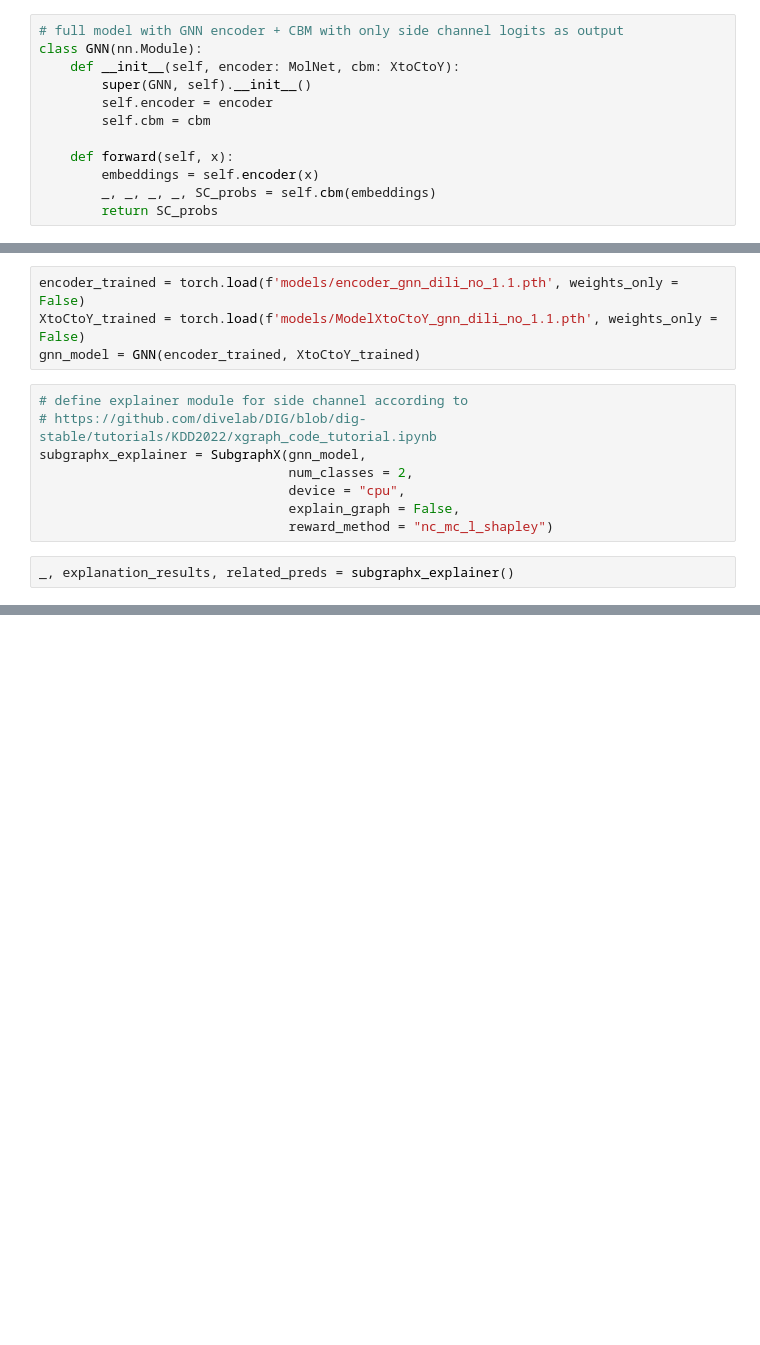
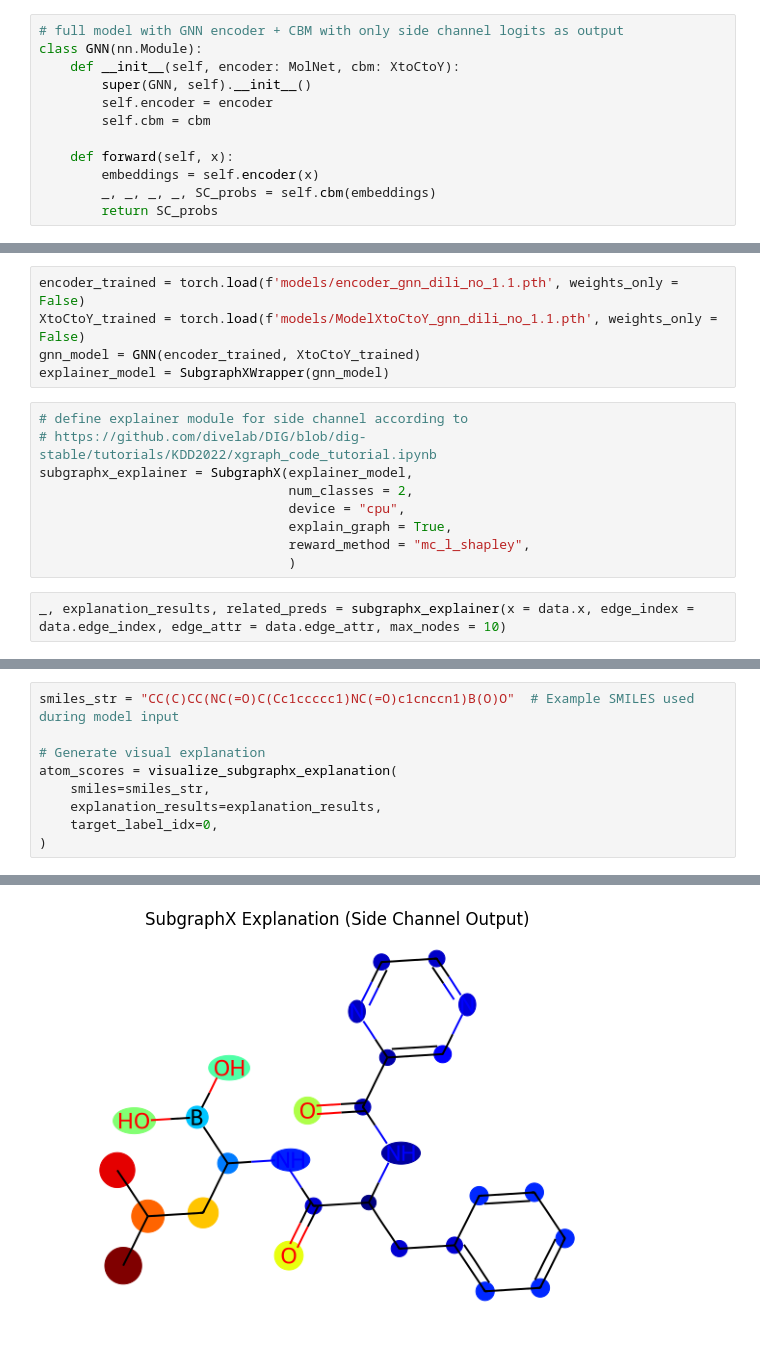
Before and after one commit to cora-hai/Master-Thesis, a Jupyter notebook: cbm/subgraphx.ipynb, the cells around one changed output, grey strips where cells are left out. Drawn from its saved outputs; the diff is of its cells as text; blank space fills up the shorter version.

Commit message:
new subgraphx application + eval

```diff
--- a/cbm/subgraphx.ipynb
+++ b/cbm/subgraphx.ipynb
@@ -31,13 +176,15 @@ class GNN(nn.Module):
 encoder_trained = torch.load(f'models/encoder_gnn_dili_no_1.1.pth', weights_only = False)
 XtoCtoY_trained = torch.load(f'models/ModelXtoCtoY_gnn_dili_no_1.1.pth', weights_only = False)
 gnn_model = GNN(encoder_trained, XtoCtoY_trained)
+explainer_model = SubgraphXWrapper(gnn_model)
 # %%
 # define explainer module for side channel according to
 # https://github.com/divelab/DIG/blob/dig-stable/tutorials/KDD2022/xgraph_code_tutorial.ipynb
-subgraphx_explainer = SubgraphX(gnn_model,
+subgraphx_explainer = SubgraphX(explainer_model,
                                 num_classes = 2,
                                 device = "cpu",
-                                explain_graph = False,
-                                reward_method = "nc_mc_l_shapley")
+                                explain_graph = True,
+                                reward_method = "mc_l_shapley",
+                                )
 # %%
-_, explanation_results, related_preds = subgraphx_explainer()
+_, explanation_results, related_preds = subgraphx_explainer(x = data.x, edge_index = data.edge_index, edge_attr = data.edge_attr, max_nodes = 10)
@@ -45,0 +360,10 @@ _, explanation_results, related_preds = subgraphx_explainer()
+# %%
+smiles_str = "CC(C)CC(NC(=O)C(Cc1ccccc1)NC(=O)c1cnccn1)B(O)O"  # Example SMILES used during model input
+
+# Generate visual explanation
+atom_scores = visualize_subgraphx_explanation(
+    smiles=smiles_str,
+    explanation_results=explanation_results,
+    target_label_idx=0,
+)
+# %% [output]
@@ -45,0 +387 @@ _, explanation_results, related_preds = subgraphx_explainer()
+[figure, added]
```
Also changed, not shown: parts of 14 cells of this notebook, 6 other files.
